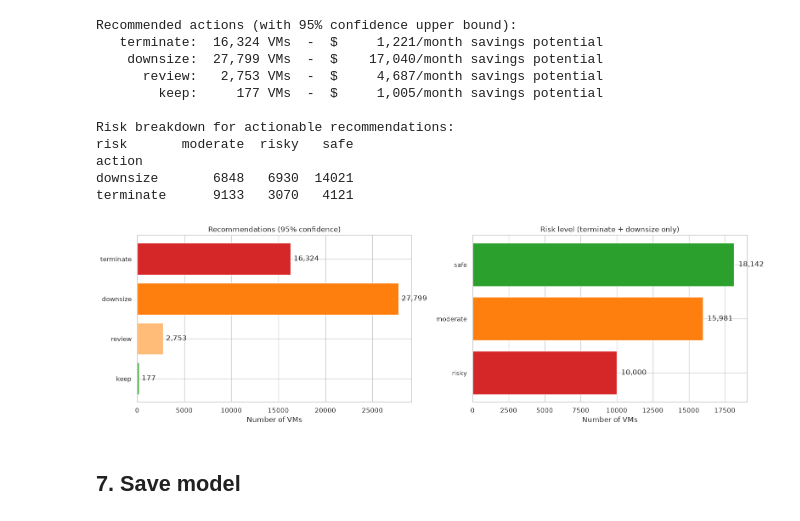
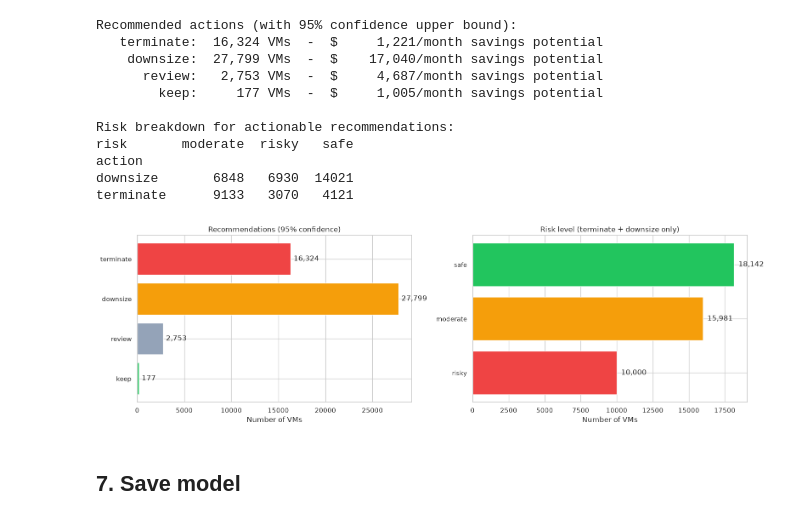
Before and after one commit to aroaxinping/cloud-cost-predictor, a Jupyter notebook: notebooks/03_predictive_model.ipynb, the cells around one changed output. Drawn from its saved outputs; the diff is of its cells as text; code cells hidden in the pictures.

```diff
--- a/notebooks/03_predictive_model.ipynb
+++ b/notebooks/03_predictive_model.ipynb
@@ -382,9 +382,9 @@ for ax, q in zip(axes, quantiles):
     metric_key = list(results["validation_0"].keys())[0]
     val_loss = results["validation_0"][metric_key]
     label = f"q={q}" if q != 0.50 else f"q={q} (asymmetric)"
-    ax.plot(val_loss, color="#1f77b4", linewidth=1)
+    ax.plot(val_loss, color="#94A3B8", linewidth=1)
     best = models[q].best_iteration
-    ax.axvline(best, color="#d62728", linestyle="--", alpha=0.7, label=f"Best: {best}")
+    ax.axvline(best, color="#EF4444", linestyle="--", alpha=0.7, label=f"Best: {best}")
     ax.set_xlabel("Boosting round")
     ax.set_ylabel("Validation loss")
     ax.set_title(f"{label}  -  stopped at round {best}")
@@ -551,36 +551,36 @@ terminate      9133   3070   4121
 fig, (ax1, ax2) = plt.subplots(1, 2, figsize=(16, 5))
 
 # Left: actions
-colors_action = {"terminate": "#d62728", "downsize": "#ff7f0e", "review": "#ffbb78", "keep": "#2ca02c"}
+colors_action = {"terminate": "#EF4444", "downsize": "#F59E0B", "review": "#94A3B8", "keep": "#22C55E"}
 order = ["terminate", "downsize", "review", "keep"]
 bars = [action_counts.get(c, 0) for c in order]
 bar_colors = [colors_action[c] for c in order]
 ax1.barh(order, bars, color=bar_colors, edgecolor="white")
 for i, v in enumerate(bars):
     ax1.text(v + 300, i, f"{v:,}", va="center")
 ax1.set_xlabel("Number of VMs")
 ax1.set_title("Recommendations (95% confidence)")
 ax1.invert_yaxis()
 
 # Right: risk breakdown for terminate + downsize
-colors_risk = {"safe": "#2ca02c", "moderate": "#ff7f0e", "risky": "#d62728"}
+colors_risk = {"safe": "#22C55E", "moderate": "#F59E0B", "risky": "#EF4444"}
 risk_order = ["safe", "moderate", "risky"]
 actionable_recs = recs[recs["action"].isin(["terminate", "downsize"])]
 risk_data = actionable_recs["risk"].value_counts()
 bars_r = [risk_data.get(r, 0) for r in risk_order]
 bar_colors_r = [colors_risk[r] for r in risk_order]
 ax2.barh(risk_order, bars_r, color=bar_colors_r, edgecolor="white")
 for i, v in enumerate(bars_r):
     ax2.text(v + 300, i, f"{v:,}", va="center")
 ax2.set_xlabel("Number of VMs")
 ax2.set_title("Risk level (terminate + downsize only)")
 ax2.invert_yaxis()
 
 plt.tight_layout()
 plt.savefig("../reports/figures/recommendations.png", dpi=150, bbox_inches="tight")
 plt.show()
 # %% [output]
-[figure, old version]
+[figure, new version]
 # %% [markdown]
 ## 7. Save model
 # %%
```
Also changed, not shown: parts of 2 cells of this notebook, 23 other files.
